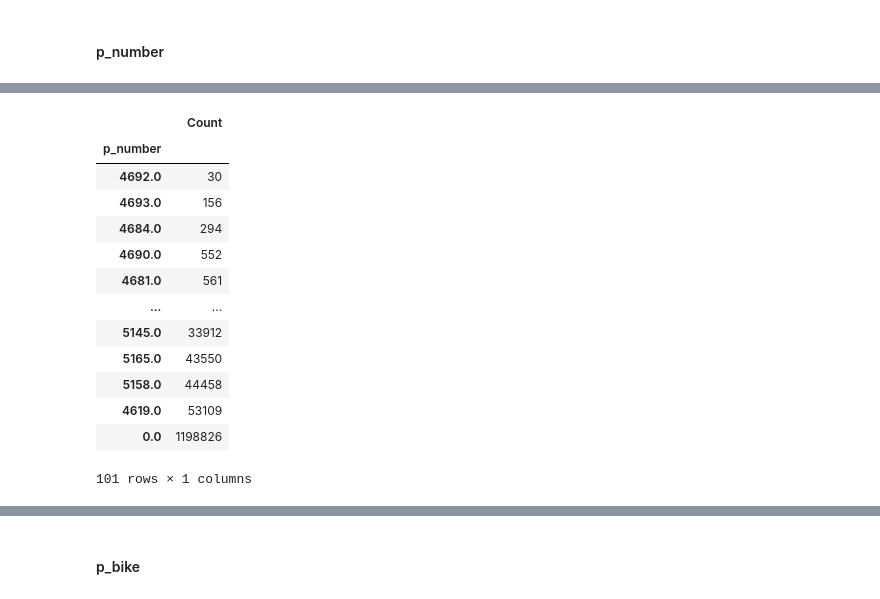
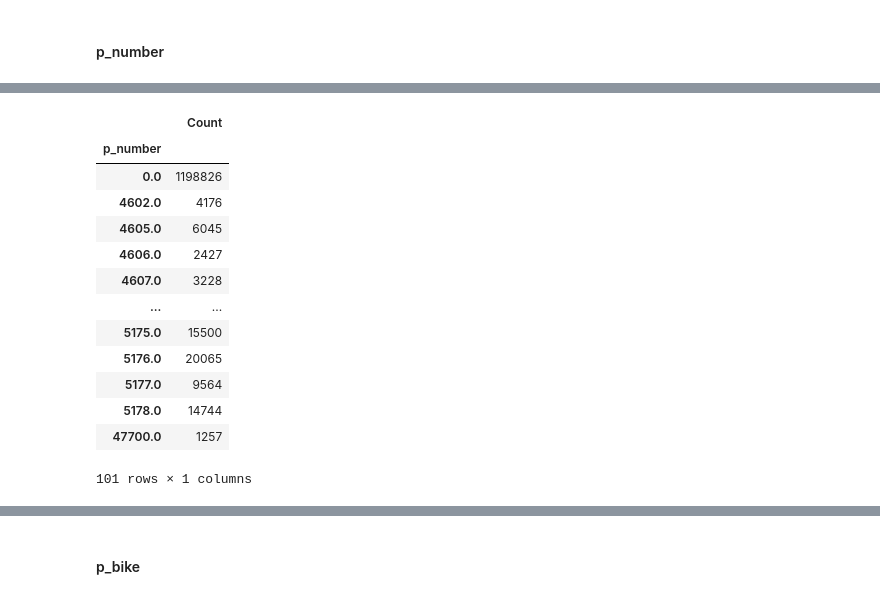
Before and after one commit to Speedfan94/PDS_Project, a Jupyter notebook: notebooks/01_ShowData.ipynb, the cells around one changed output, grey strips where cells are left out. Saved outputs shown, nothing was run; the diff lists cells and outputs as text; code cells hidden in the pictures.

```diff
--- a/notebooks/01_ShowData.ipynb
+++ b/notebooks/01_ShowData.ipynb
@@ -229,20 +328,20 @@ array(['Biegenstraße/Cineplex', 'Südbahnhof',
 # %%
 #Groupby p_number not sure what it is and then count how often p_number occurs
 pd.DataFrame(df_clean.groupby(by="p_number").
              count()["p_spot"]).rename({"p_spot":"Count"},
-                                       axis=1).sort_values(by="Count")
+                                       axis=1).sort_values(by="Count").sort_index()
 # %% [output]
 |  | Count |
 | p_number |  |
-| 4692.0 | 30 |
-| 4693.0 | 156 |
-| 4684.0 | 294 |
-| 4690.0 | 552 |
-| 4681.0 | 561 |
+| 0.0 | 1198826 |
+| 4602.0 | 4176 |
+| 4605.0 | 6045 |
+| 4606.0 | 2427 |
+| 4607.0 | 3228 |
 | ... | ... |
-| 5145.0 | 33912 |
-| 5165.0 | 43550 |
-| 5158.0 | 44458 |
-| 4619.0 | 53109 |
-| 0.0 | 1198826 |
+| 5175.0 | 15500 |
+| 5176.0 | 20065 |
+| 5177.0 | 9564 |
+| 5178.0 | 14744 |
+| 47700.0 | 1257 |
 101 rows × 1 columns
```
Also changed, not shown: parts of 40 cells of this notebook.
